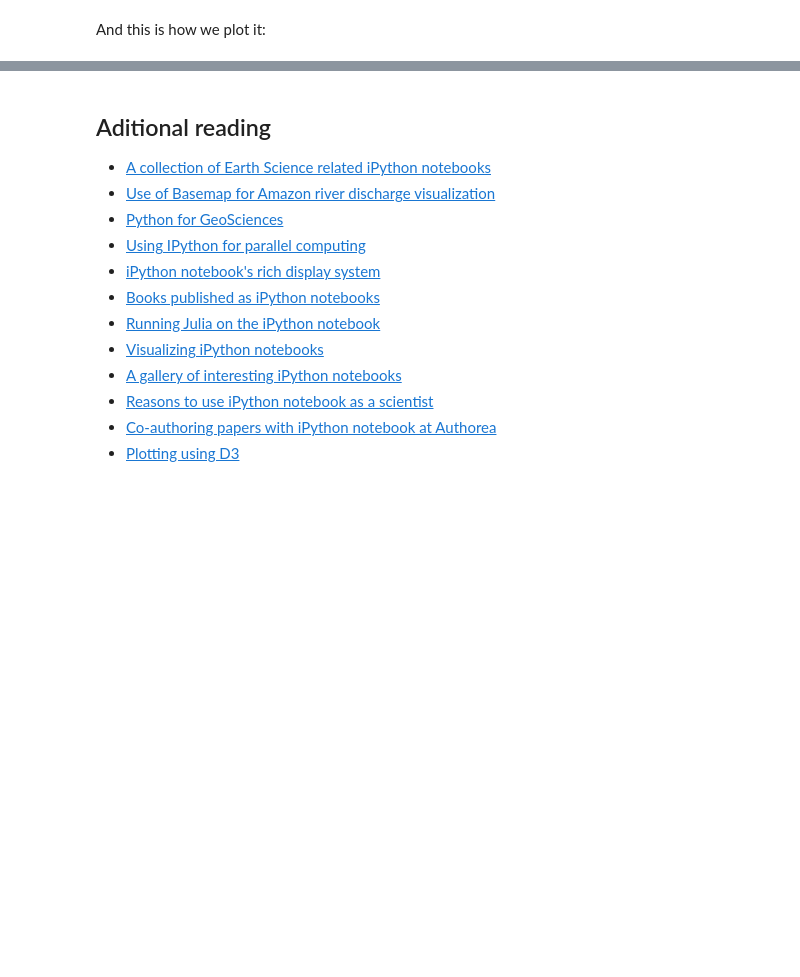
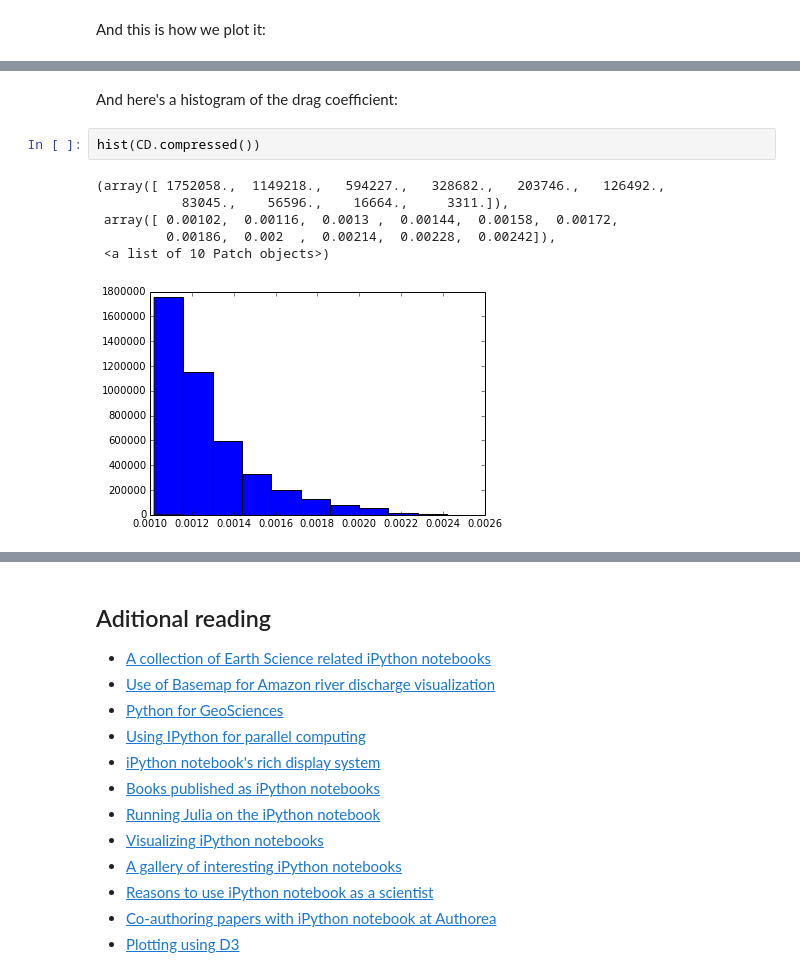
Before and after one commit to betodealmeida/notebooks, a Jupyter notebook: opendap_hands_on/iPython+Pydap hands-on.ipynb, the cells around one changed output, grey strips where cells are left out. Drawn from its saved outputs; the diff is of its cells as text; blank space fills up the shorter version.

```diff
--- a/opendap_hands_on/iPython+Pydap hands-on.ipynb
+++ b/opendap_hands_on/iPython+Pydap hands-on.ipynb
@@ -138,0 +243,11 @@ ImportError: No module named basemap
+# %% [markdown]
+And here's a histogram of the drag coefficient:
+# %%
+hist(CD.compressed())
+# %% [output]
+(array([ 1752058.,  1149218.,   594227.,   328682.,   203746.,   126492.,
+           83045.,    56596.,    16664.,     3311.]),
+ array([ 0.00102,  0.00116,  0.0013 ,  0.00144,  0.00158,  0.00172,
+         0.00186,  0.002  ,  0.00214,  0.00228,  0.00242]),
+ <a list of 10 Patch objects>)
+[figure, added]
```
Also changed, not shown: parts of 23 cells of this notebook.
